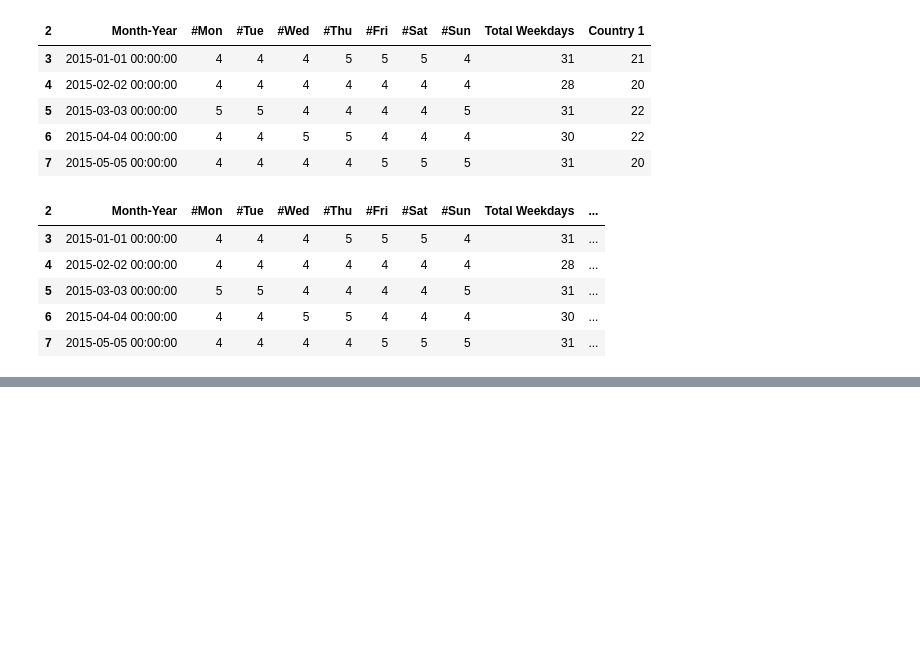
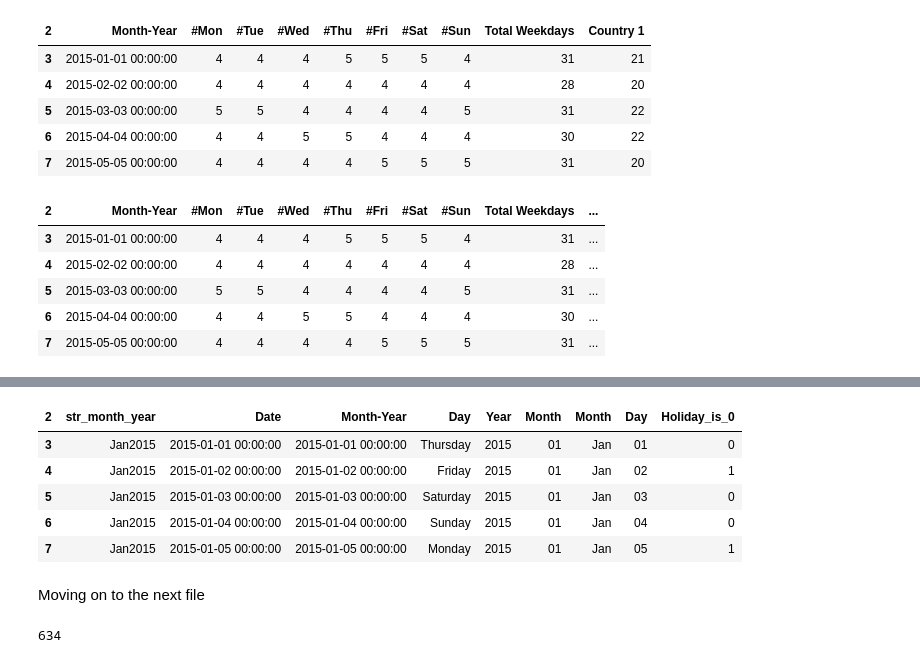
Before and after one commit to diruit/novartis_challenge, a Jupyter notebook: Data_cleaning_notebook.ipynb, the cells around one changed output, grey strips where cells are left out. Drawn from its saved outputs; the diff is of its cells as text; code cells hidden in the pictures; blank space fills up the shorter version.

```diff
--- a/Data_cleaning_notebook.ipynb
+++ b/Data_cleaning_notebook.ipynb
@@ -106,0 +222,13 @@ weekdays.head()
+# %%
+#finding a more descriptive name for the first and last column
+calendar = calendar.rename(columns={calendar.columns[0]: 'str_month_year', 'Country 1': 'Holiday_is_0'})
+calendar.head()
+# %% [output]
+| 2 | str_month_year | Date | Month-Year | Day | Year | Month | Month | Day | Holiday_is_0 |
+| 3 | Jan2015 | 2015-01-01 00:00:00 | 2015-01-01 00:00:00 | Thursday | 2015 | 01 | Jan | 01 | 0 |
+| 4 | Jan2015 | 2015-01-02 00:00:00 | 2015-01-02 00:00:00 | Friday | 2015 | 01 | Jan | 02 | 1 |
+| 5 | Jan2015 | 2015-01-03 00:00:00 | 2015-01-03 00:00:00 | Saturday | 2015 | 01 | Jan | 03 | 0 |
+| 6 | Jan2015 | 2015-01-04 00:00:00 | 2015-01-04 00:00:00 | Sunday | 2015 | 01 | Jan | 04 | 0 |
+| 7 | Jan2015 | 2015-01-05 00:00:00 | 2015-01-05 00:00:00 | Monday | 2015 | 01 | Jan | 05 | 1 |
+# %% [markdown]
+Moving on to the next file
@@ -106,0 +238,4 @@ weekdays.head()
+# %%
+len(daily_sales)
+# %% [output]
+634
```
Also changed, not shown: parts of 22 cells of this notebook, 1 other file.
